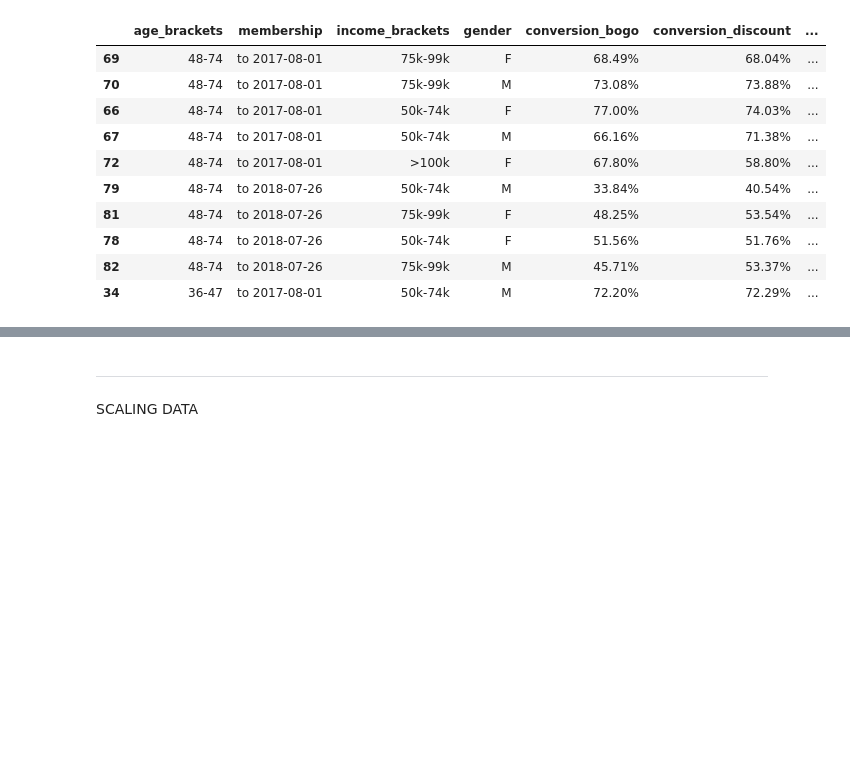
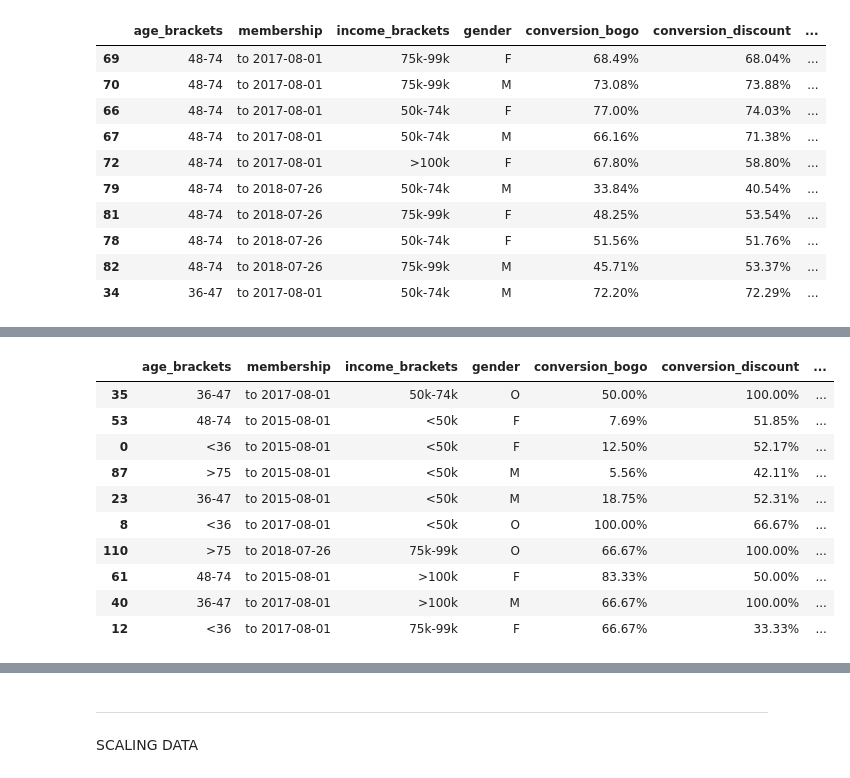
Before and after one commit to 6one2/StarbucksChallenge, a Jupyter notebook: devStarbucks.ipynb, the cells around one changed output, grey strips where cells are left out. Drawn from its saved outputs; the diff is of its cells as text; code cells hidden in the pictures; blank space fills up the shorter version.

```diff
--- a/devStarbucks.ipynb
+++ b/devStarbucks.ipynb
@@ -1125,3 +1149,27 @@ The autoreload extension is already loaded. To reload it, use:
+# %%
+diff_conversion = np.abs(results.conversion_bogo.sub(results.conversion_discount))
+idx_diff = diff_conversion.sort_values(ascending=False).index.to_list()
+# %%
+results.loc[idx_diff[:10],:]\
+    .style.format(
+        {
+            'conversion_bogo': "{:.2%}",
+            'conversion_discount': "{:.2%}",
+            'total_spending': "$ {:,.2f}"
+        }
+    )
+# %% [output]
+|  | age_brackets | membership | income_brackets | gender | conversion_bogo | conversion_discount | ... |
+| 35 | 36-47 | to 2017-08-01 | 50k-74k | O | 50.00% | 100.00% | ... |
+| 53 | 48-74 | to 2015-08-01 | <50k | F | 7.69% | 51.85% | ... |
+| 0 | <36 | to 2015-08-01 | <50k | F | 12.50% | 52.17% | ... |
+| 87 | >75 | to 2015-08-01 | <50k | M | 5.56% | 42.11% | ... |
+| 23 | 36-47 | to 2015-08-01 | <50k | M | 18.75% | 52.31% | ... |
+| 8 | <36 | to 2017-08-01 | <50k | O | 100.00% | 66.67% | ... |
+| 110 | >75 | to 2018-07-26 | 75k-99k | O | 66.67% | 100.00% | ... |
+| 61 | 48-74 | to 2015-08-01 | >100k | F | 83.33% | 50.00% | ... |
+| 40 | 36-47 | to 2017-08-01 | >100k | M | 66.67% | 100.00% | ... |
+| 12 | <36 | to 2017-08-01 | 75k-99k | F | 66.67% | 33.33% | ... |
 # %%
 from lib.data_wrangling import find_best_offer
 # %%
```
Also changed, not shown: parts of 11 cells of this notebook, 2 other files.
